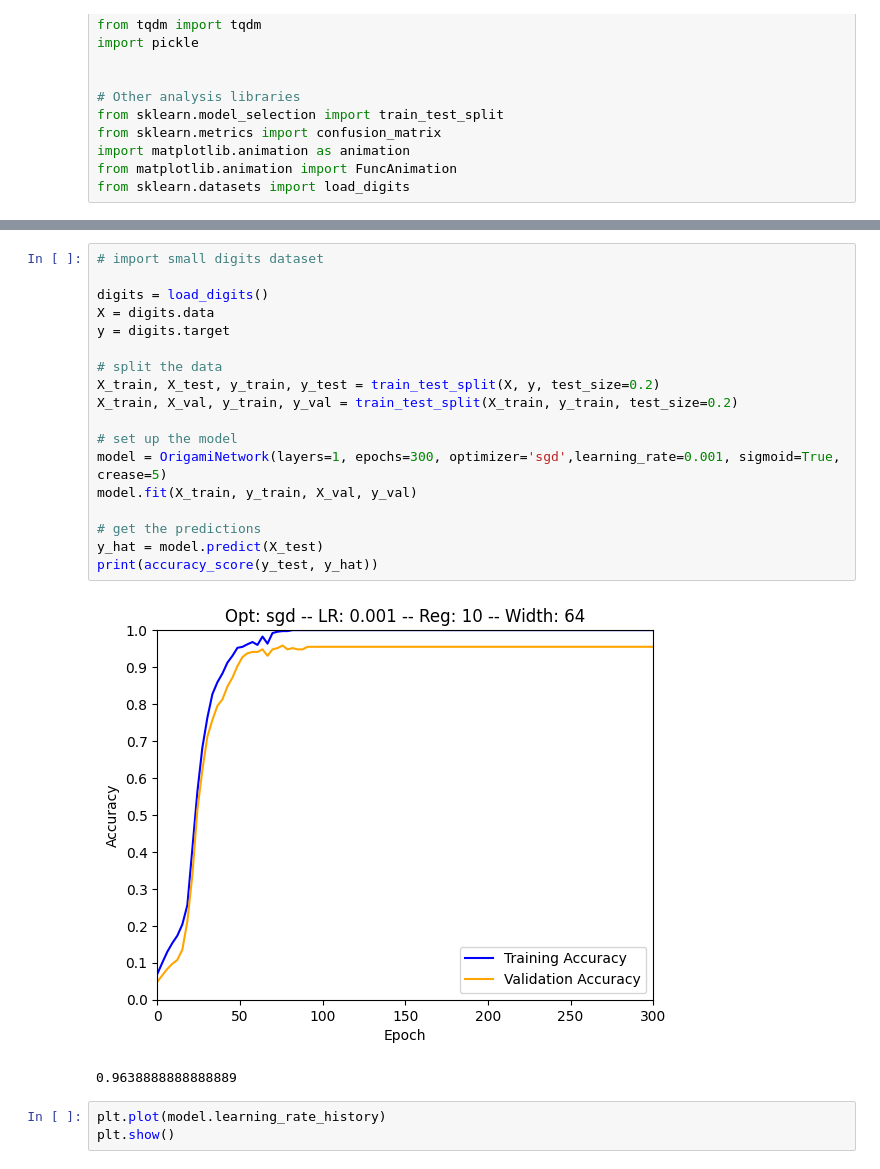
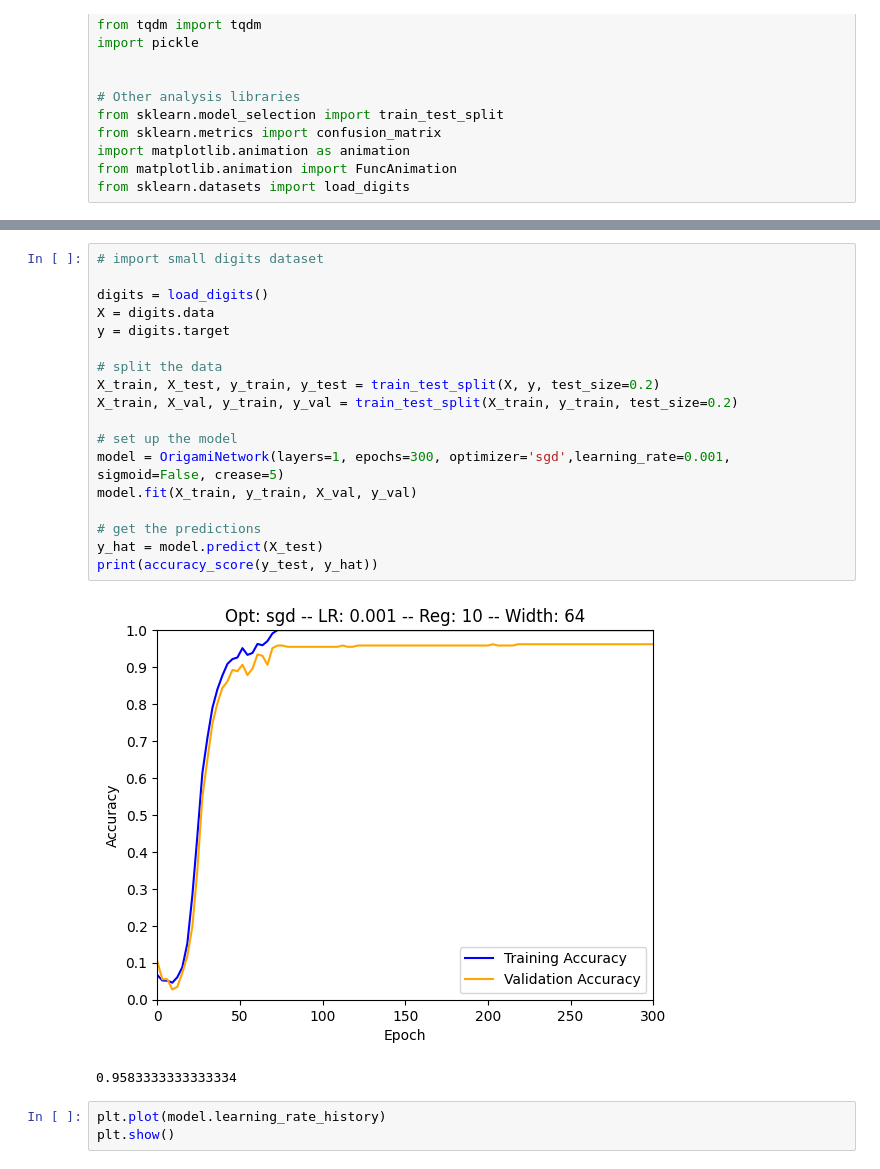
Before and after one commit to binDebug3/FoldAndCutNetworks, a Jupyter notebook: sam_test.ipynb, the cells around one changed output, grey strips where cells are left out. Cells and saved outputs as stored; diff of their text form.

```diff
--- a/sam_test.ipynb
+++ b/sam_test.ipynb
@@ -18,24 +64,24 @@ from sklearn.datasets import load_digits
 # %%
 # import small digits dataset
 
 digits = load_digits()
 X = digits.data
 y = digits.target
 
 # split the data
 X_train, X_test, y_train, y_test = train_test_split(X, y, test_size=0.2)
 X_train, X_val, y_train, y_val = train_test_split(X_train, y_train, test_size=0.2)
 
 # set up the model
-model = OrigamiNetwork(layers=1, epochs=300, optimizer='sgd',learning_rate=0.001, sigmoid=True, crease=5)
+model = OrigamiNetwork(layers=1, epochs=300, optimizer='sgd',learning_rate=0.001, sigmoid=False, crease=5)
 model.fit(X_train, y_train, X_val, y_val)
 
 # get the predictions
 y_hat = model.predict(X_test)
 print(accuracy_score(y_test, y_hat))
 # %% [output]
-[figure, old version]
+[figure, new version]
-0.9638888888888889
+0.9583333333333334
 # %%
 plt.plot(model.learning_rate_history)
 plt.show()
```
Also changed, not shown: parts of 1 cell of this notebook.
